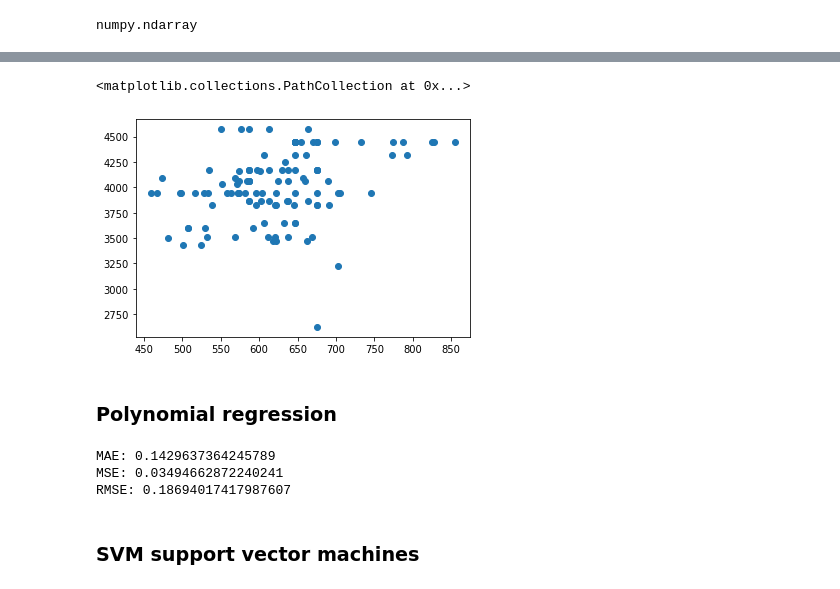
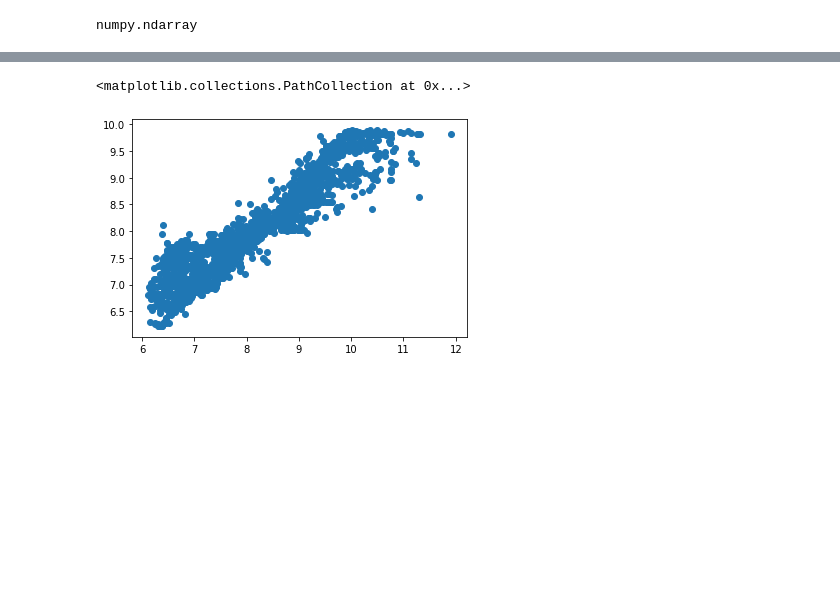
Before and after one commit to groverj2/diamond-price, a Jupyter notebook: diamond_all.ipynb, the cells around one changed output, grey strips where cells are left out. Drawn from its saved outputs; the diff is of its cells as text; code cells hidden in the pictures; blank space fills up the shorter version.

Commit message:
log features, bigger pricecope

```diff
--- a/diamond_all.ipynb
+++ b/diamond_all.ipynb
@@ -487,0 +656,4 @@ Xps2.head()
+# %%
+indexnames = ps[ps['cut'].isnull()].index
+ps.drop(axis=0,index=indexnames,inplace=True)
+ps.isnull().sum()
@@ -487,0 +723,9 @@ Xps2.head()
+# %%
+# why the following not working ??
+# [row for row in ps if ((row['table'] == '-') & (row['depth'] == '-'))]
+
+# use "&" instead of "and" for multiple conditions... "|" instead of "or"
+indexnames = ps[(ps['table'] == '-') | (ps['depth'] == '-')].index
+indexnames
+ps.drop(axis=0,index=indexnames,inplace=True)
+ps.info()
@@ -487,0 +763,3 @@ Xps2.head()
+# %%
+ps['table'] = ps['table'].astype(float)
+ps['depth'] = ps['depth'].astype(float)
@@ -487,0 +882,3 @@ Xps2.head()
+# %%
+Xps2 = ps.drop(['price'], axis=1)
+Xps2.head()
@@ -527,7 +941,5 @@ sns.distplot((yps2-y_pred),bins=50)
 # %%
-plt.scatter(yps2,y_pred_exp)
+plt.scatter(yps2,y_pred)
 # %% [output]
 <matplotlib.collections.PathCollection at 0x...>
-[figure, old version]
+[figure, new version]
-# %% [markdown]
-### Polynomial regression
@@ -543,10 +945,0 @@ y_pred=reg_all.predict(X_test_poly)
-# %%
-print('MAE:', metrics.mean_absolute_error(y_test, y_pred))
-print('MSE:', metrics.mean_squared_error(y_test, y_pred))
-print('RMSE:', np.sqrt(metrics.mean_squared_error(y_test, y_pred)))
-# %% [output]
-MAE: 0.1429637364245789
-MSE: 0.03494662872240241
-RMSE: 0.18694017417987607
-# %% [markdown]
-### SVM support vector machines
```
Also changed, not shown: parts of 102 cells of this notebook, 1 other file.
